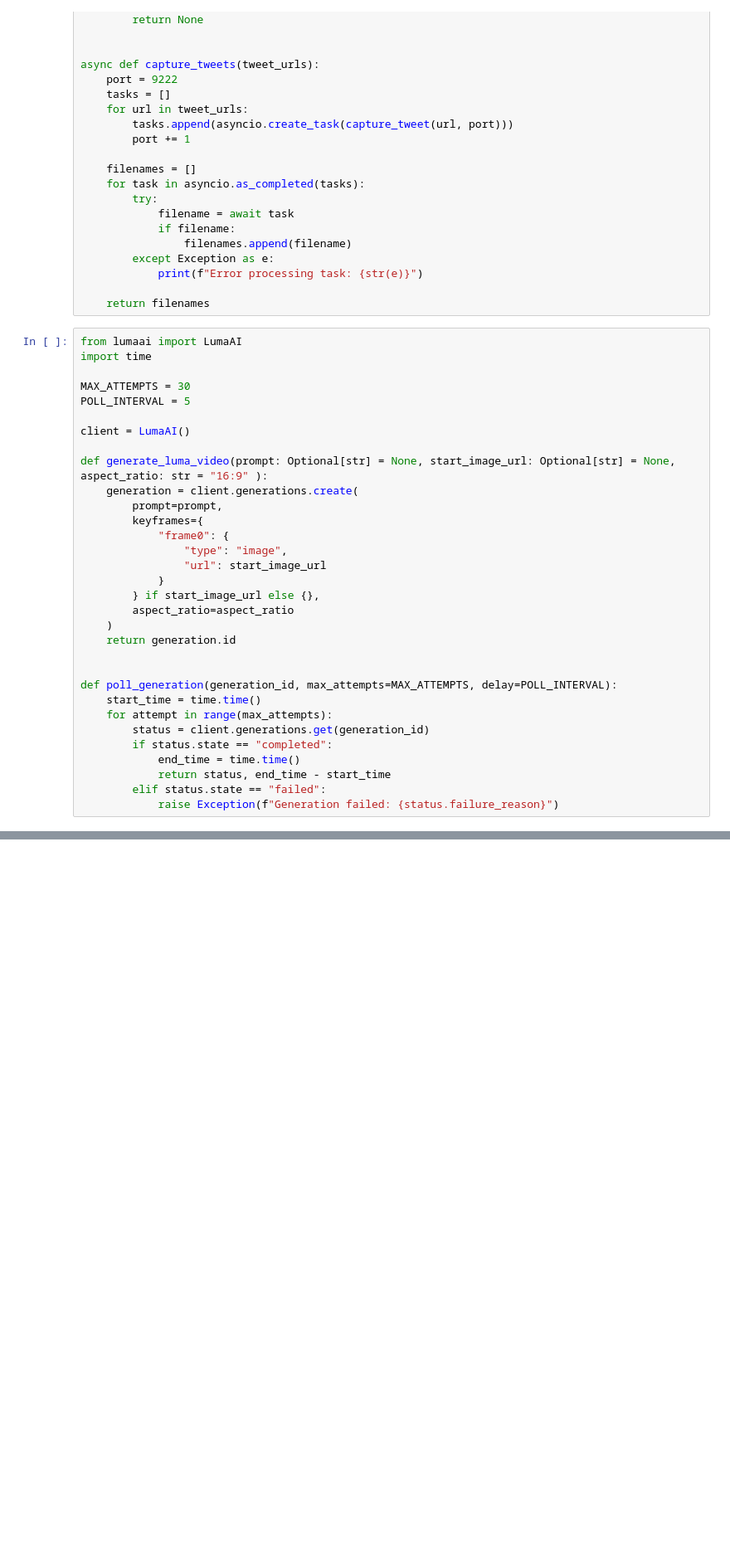
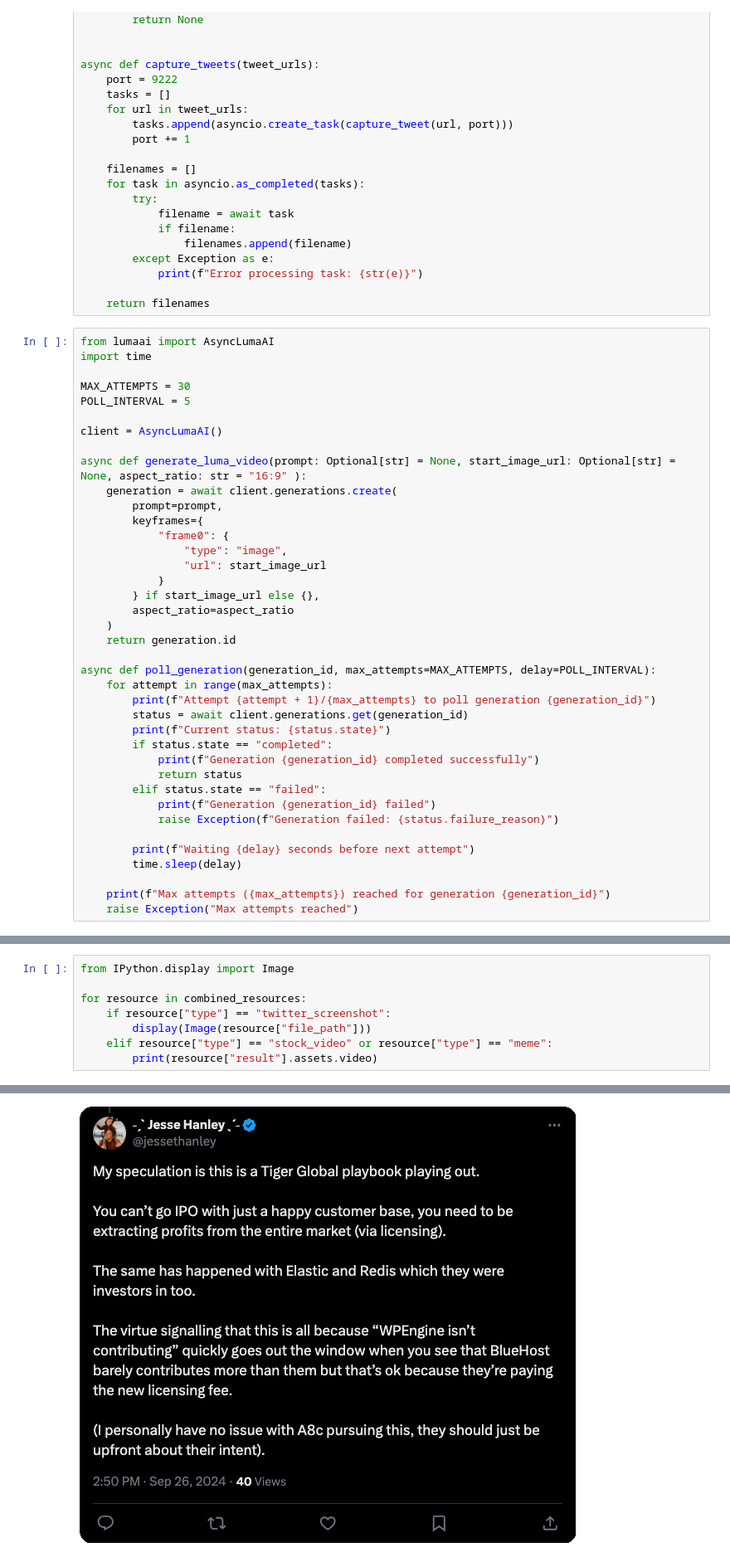
Before and after one commit to ngamolsky/luma-hack, a Jupyter notebook: luma.ipynb, the cells around one changed output, grey strips where cells are left out. Shown at 83% size. Cells and saved outputs as stored; diff of their text form; blank space fills up the shorter version.

```diff
--- a/luma.ipynb
+++ b/luma.ipynb
@@ -214,16 +208,16 @@ async def capture_tweets(tweet_urls):
 
     return filenames
 # %%
-from lumaai import LumaAI
+from lumaai import AsyncLumaAI
 import time
 
 MAX_ATTEMPTS = 30
 POLL_INTERVAL = 5
 
-client = LumaAI()
+client = AsyncLumaAI()
 
-def generate_luma_video(prompt: Optional[str] = None, start_image_url: Optional[str] = None, aspect_ratio: str = "16:9" ):
-    generation = client.generations.create(
+async def generate_luma_video(prompt: Optional[str] = None, start_image_url: Optional[str] = None, aspect_ratio: str = "16:9" ):
+    generation = await client.generations.create(
         prompt=prompt,
         keyframes={
             "frame0": {
@@ -235,13 +229,20 @@ def generate_luma_video(prompt: Optional[str] = None, start_image_url: Optional[
     )
     return generation.id
 
+async def poll_generation(generation_id, max_attempts=MAX_ATTEMPTS, delay=POLL_INTERVAL):
+    for attempt in range(max_attempts):
+        print(f"Attempt {attempt + 1}/{max_attempts} to poll generation {generation_id}")
+        status = await client.generations.get(generation_id)
+        print(f"Current status: {status.state}")
+        if status.state == "completed":
+            print(f"Generation {generation_id} completed successfully")
+            return status
+        elif status.state == "failed":
+            print(f"Generation {generation_id} failed")
+            raise Exception(f"Generation failed: {status.failure_reason}")
 
-def poll_generation(generation_id, max_attempts=MAX_ATTEMPTS, delay=POLL_INTERVAL):
-    start_time = time.time()
-    for attempt in range(max_attempts):
-        status = client.generations.get(generation_id)
-        if status.state == "completed":
-            end_time = time.time()
-            return status, end_time - start_time
-        elif status.state == "failed":
-            raise Exception(f"Generation failed: {status.failure_reason}")
+        print(f"Waiting {delay} seconds before next attempt")
+        time.sleep(delay)
+
+    print(f"Max attempts ({max_attempts}) reached for generation {generation_id}")
+    raise Exception("Max attempts reached")
@@ -286,0 +331,9 @@ print(outputs)
+# %%
+from IPython.display import Image
+
+for resource in combined_resources:
+    if resource["type"] == "twitter_screenshot":
+        display(Image(resource["file_path"]))
+    elif resource["type"] == "stock_video" or resource["type"] == "meme":
+        print(resource["result"].assets.video)
+# %% [output]
@@ -286,0 +341 @@ print(outputs)
+[figure, added]
```
Also changed, not shown: parts of 5 cells of this notebook, 3 other files.
